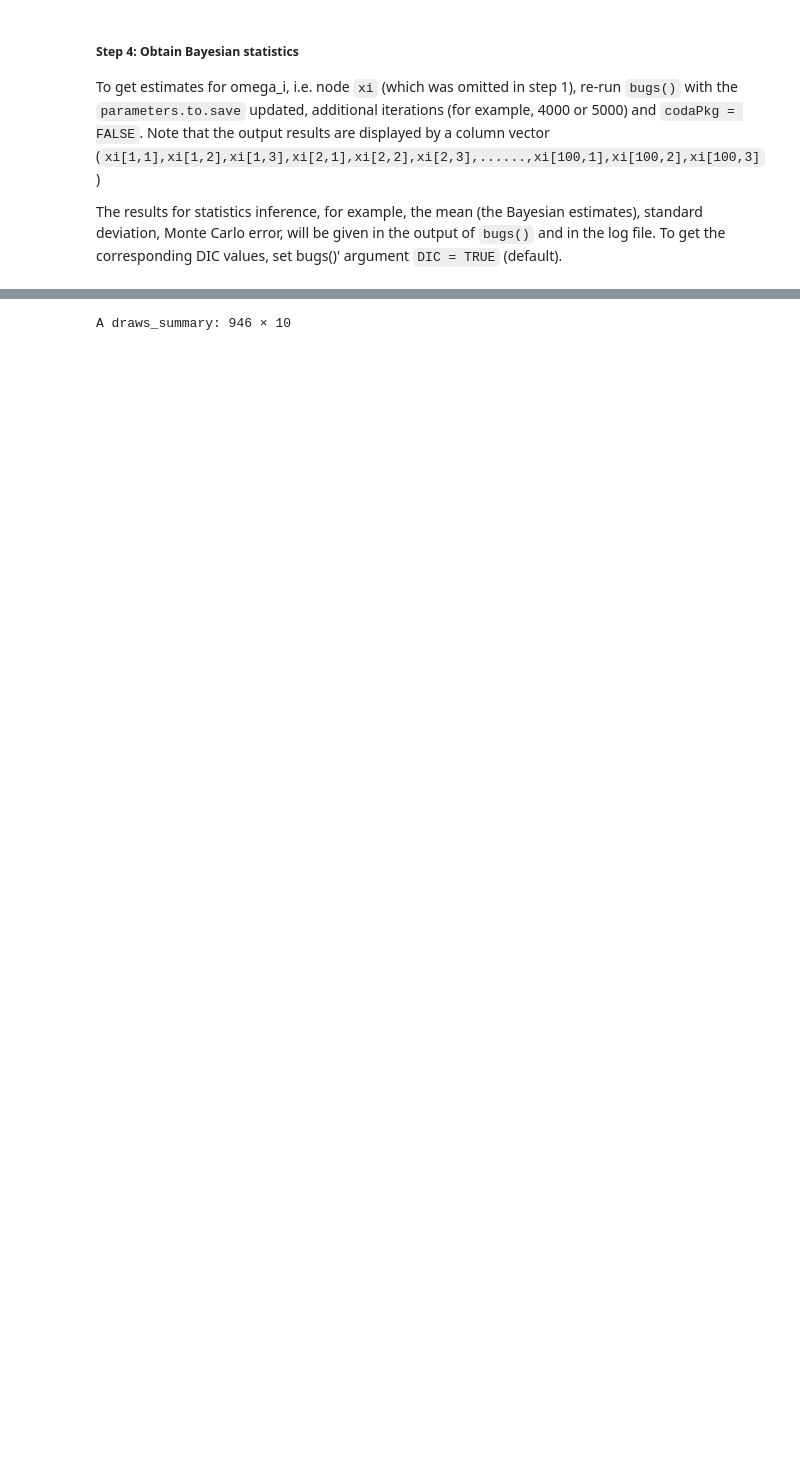
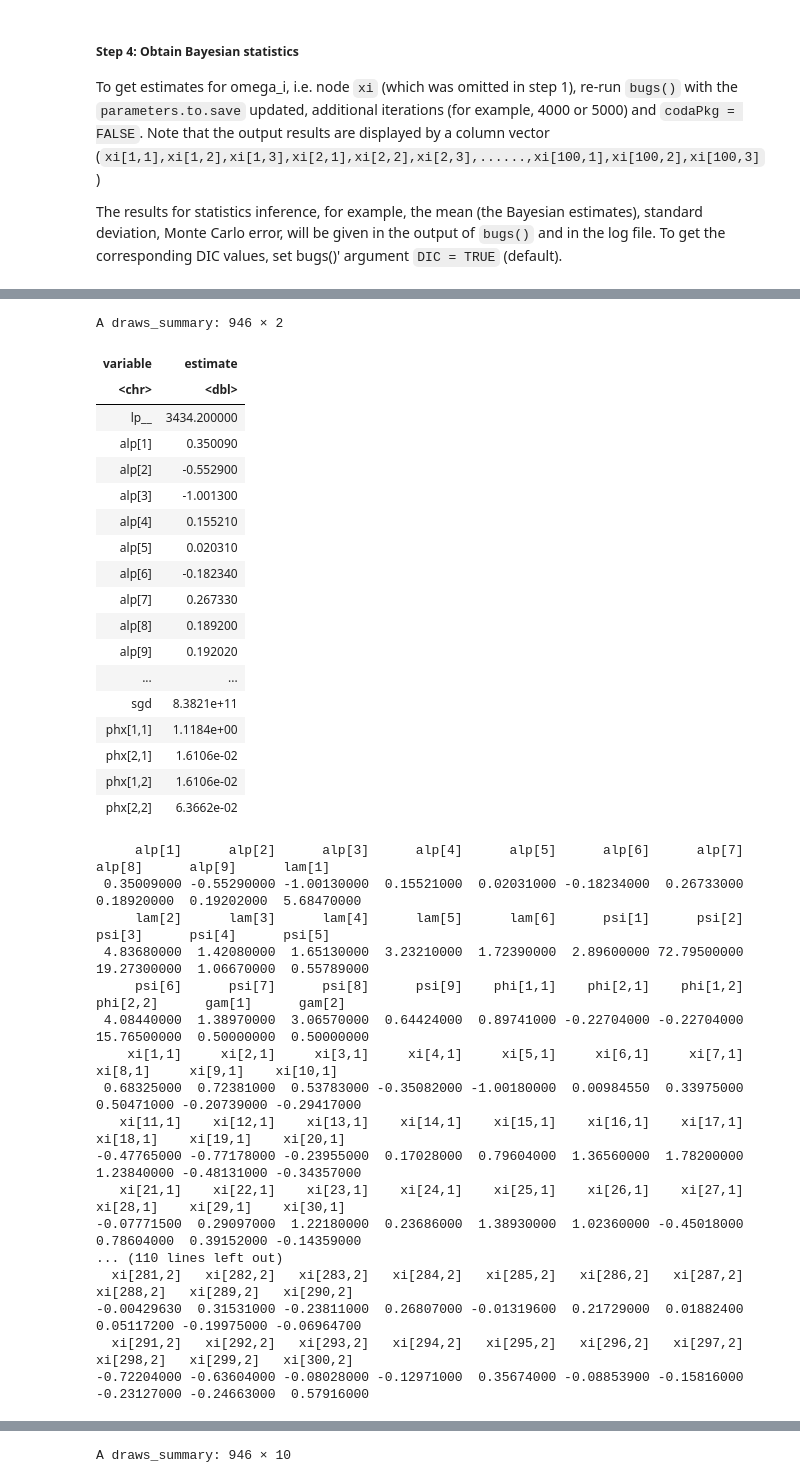
Before and after one commit to pehkawn/Lee2007, a Jupyter notebook: Chapter4/ch4-cmdstanr-codes.ipynb, the cells around one changed output, grey strips where cells are left out. Drawn from its saved outputs; the diff is of its cells as text; code cells hidden in the pictures; blank space fills up the shorter version.

```diff
--- a/Chapter4/ch4-cmdstanr-codes.ipynb
+++ b/Chapter4/ch4-cmdstanr-codes.ipynb
@@ -351,0 +377,40 @@ Warning message:
+# %%
+fit_mle$summary() # includes lp__ (log prob calculated by Stan program)
+fit_mle$mle(c("alp", "lam", "psi", "phi", "gam","xi"))
+# %% [output]
+A draws_summary: 946 × 2
+| variable | estimate |
+| <chr> | <dbl> |
+| lp__ | 3434.200000 |
+| alp[1] | 0.350090 |
+| alp[2] | -0.552900 |
+| alp[3] | -1.001300 |
+| alp[4] | 0.155210 |
+| alp[5] | 0.020310 |
+| alp[6] | -0.182340 |
+| alp[7] | 0.267330 |
+| alp[8] | 0.189200 |
+| alp[9] | 0.192020 |
+| ... | ... |
+| sgd | 8.3821e+11 |
+| phx[1,1] | 1.1184e+00 |
+| phx[2,1] | 1.6106e-02 |
+| phx[1,2] | 1.6106e-02 |
+| phx[2,2] | 6.3662e-02 |
+     alp[1]      alp[2]      alp[3]      alp[4]      alp[5]      alp[6]      alp[7]      alp[8]      alp[9]      lam[1]
+ 0.35009000 -0.55290000 -1.00130000  0.15521000  0.02031000 -0.18234000  0.26733000  0.18920000  0.19202000  5.68470000
+     lam[2]      lam[3]      lam[4]      lam[5]      lam[6]      psi[1]      psi[2]      psi[3]      psi[4]      psi[5]
+ 4.83680000  1.42080000  1.65130000  3.23210000  1.72390000  2.89600000 72.79500000 19.27300000  1.06670000  0.55789000
+     psi[6]      psi[7]      psi[8]      psi[9]    phi[1,1]    phi[2,1]    phi[1,2]    phi[2,2]      gam[1]      gam[2]
+ 4.08440000  1.38970000  3.06570000  0.64424000  0.89741000 -0.22704000 -0.22704000 15.76500000  0.50000000  0.50000000
+    xi[1,1]     xi[2,1]     xi[3,1]     xi[4,1]     xi[5,1]     xi[6,1]     xi[7,1]     xi[8,1]     xi[9,1]    xi[10,1]
+ 0.68325000  0.72381000  0.53783000 -0.35082000 -1.00180000  0.00984550  0.33975000  0.50471000 -0.20739000 -0.29417000
+   xi[11,1]    xi[12,1]    xi[13,1]    xi[14,1]    xi[15,1]    xi[16,1]    xi[17,1]    xi[18,1]    xi[19,1]    xi[20,1]
+-0.47765000 -0.77178000 -0.23955000  0.17028000  0.79604000  1.36560000  1.78200000  1.23840000 -0.48131000 -0.34357000
+   xi[21,1]    xi[22,1]    xi[23,1]    xi[24,1]    xi[25,1]    xi[26,1]    xi[27,1]    xi[28,1]    xi[29,1]    xi[30,1]
+-0.07771500  0.29097000  1.22180000  0.23686000  1.38930000  1.02360000 -0.45018000  0.78604000  0.39152000 -0.14359000
+... (110 lines left out)
+  xi[281,2]   xi[282,2]   xi[283,2]   xi[284,2]   xi[285,2]   xi[286,2]   xi[287,2]   xi[288,2]   xi[289,2]   xi[290,2]
+-0.00429630  0.31531000 -0.23811000  0.26807000 -0.01319600  0.21729000  0.01882400  0.05117200 -0.19975000 -0.06964700
+  xi[291,2]   xi[292,2]   xi[293,2]   xi[294,2]   xi[295,2]   xi[296,2]   xi[297,2]   xi[298,2]   xi[299,2]   xi[300,2]
+-0.72204000 -0.63604000 -0.08028000 -0.12971000  0.35674000 -0.08853900 -0.15816000 -0.23127000 -0.24663000  0.57916000
```
Also changed, not shown: parts of 13 cells of this notebook.
